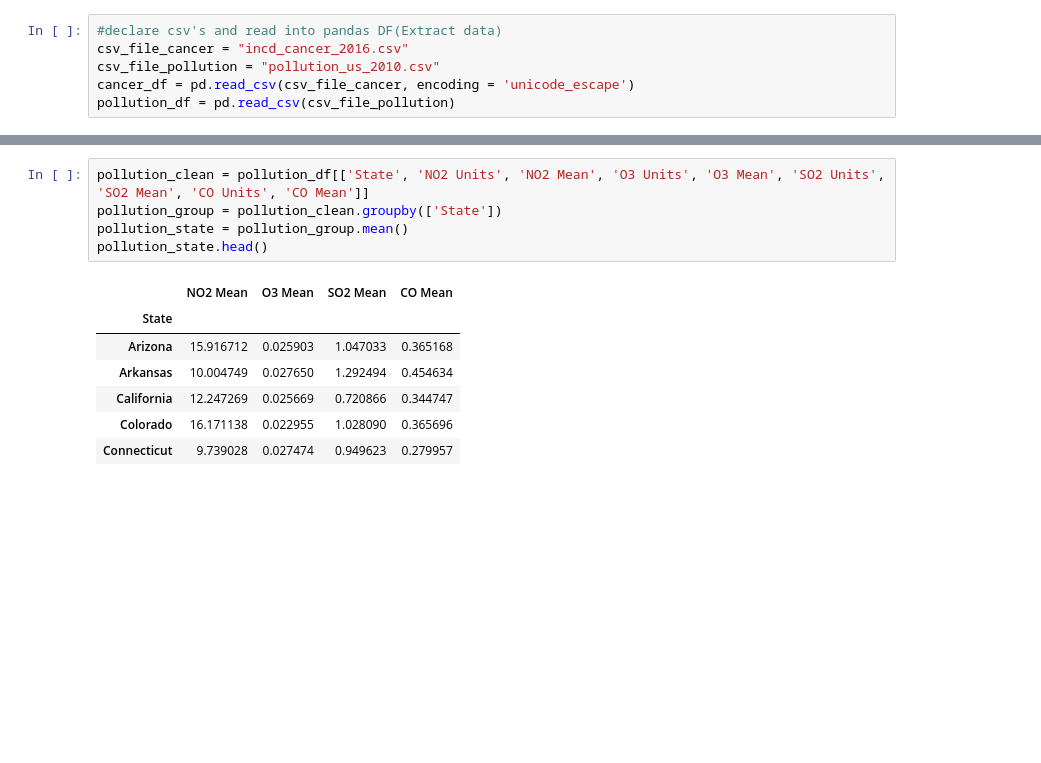
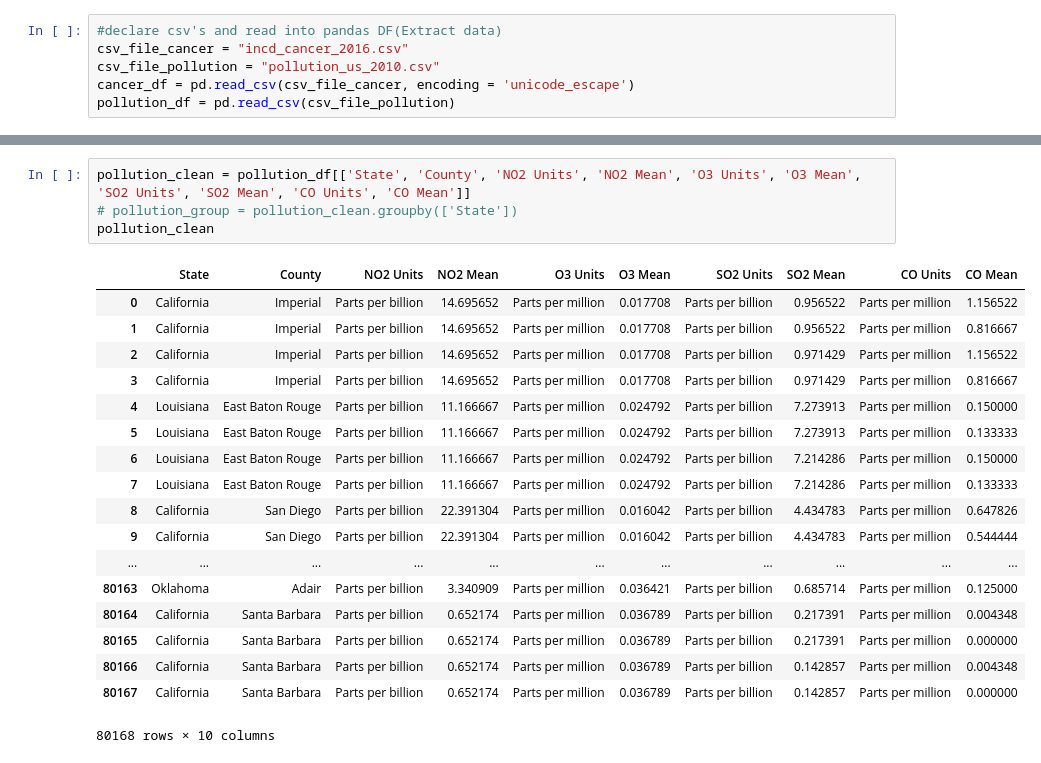
Before and after one commit to nicole1286/cancer_pollution, a Jupyter notebook: Untitled.ipynb, the cells around one changed output, grey strips where cells are left out. Cells and saved outputs as stored; diff of their text form; blank space fills up the shorter version.

```diff
--- a/Untitled.ipynb
+++ b/Untitled.ipynb
@@ -25,14 +25,24 @@ sorted_cancer.head()
 # %%
-pollution_clean = pollution_df[['State', 'NO2 Units', 'NO2 Mean', 'O3 Units', 'O3 Mean', 'SO2 Units', 'SO2 Mean', 'CO Units', 'CO Mean']]
-pollution_group = pollution_clean.groupby(['State'])
-pollution_state = pollution_group.mean()
-pollution_state.head()
+pollution_clean = pollution_df[['State', 'County', 'NO2 Units', 'NO2 Mean', 'O3 Units', 'O3 Mean', 'SO2 Units', 'SO2 Mean', 'CO Units', 'CO Mean']]
+# pollution_group = pollution_clean.groupby(['State'])
+pollution_clean
 # %% [output]
-|  | NO2 Mean | O3 Mean | SO2 Mean | CO Mean |
-| State |  |  |  |  |
-| Arizona | 15.916712 | 0.025903 | 1.047033 | 0.365168 |
-| Arkansas | 10.004749 | 0.027650 | 1.292494 | 0.454634 |
-| California | 12.247269 | 0.025669 | 0.720866 | 0.344747 |
-| Colorado | 16.171138 | 0.022955 | 1.028090 | 0.365696 |
-| Connecticut | 9.739028 | 0.027474 | 0.949623 | 0.279957 |
+|  | State | County | NO2 Units | NO2 Mean | O3 Units | O3 Mean | SO2 Units | SO2 Mean | CO Units | CO Mean |
+| 0 | California | Imperial | Parts per billion | 14.695652 | Parts per million | 0.017708 | Parts per billion | 0.956522 | Parts per million | 1.156522 |
+| 1 | California | Imperial | Parts per billion | 14.695652 | Parts per million | 0.017708 | Parts per billion | 0.956522 | Parts per million | 0.816667 |
+| 2 | California | Imperial | Parts per billion | 14.695652 | Parts per million | 0.017708 | Parts per billion | 0.971429 | Parts per million | 1.156522 |
+| 3 | California | Imperial | Parts per billion | 14.695652 | Parts per million | 0.017708 | Parts per billion | 0.971429 | Parts per million | 0.816667 |
+| 4 | Louisiana | East Baton Rouge | Parts per billion | 11.166667 | Parts per million | 0.024792 | Parts per billion | 7.273913 | Parts per million | 0.150000 |
+| 5 | Louisiana | East Baton Rouge | Parts per billion | 11.166667 | Parts per million | 0.024792 | Parts per billion | 7.273913 | Parts per million | 0.133333 |
+| 6 | Louisiana | East Baton Rouge | Parts per billion | 11.166667 | Parts per million | 0.024792 | Parts per billion | 7.214286 | Parts per million | 0.150000 |
+| 7 | Louisiana | East Baton Rouge | Parts per billion | 11.166667 | Parts per million | 0.024792 | Parts per billion | 7.214286 | Parts per million | 0.133333 |
+| 8 | California | San Diego | Parts per billion | 22.391304 | Parts per million | 0.016042 | Parts per billion | 4.434783 | Parts per million | 0.647826 |
+| 9 | California | San Diego | Parts per billion | 22.391304 | Parts per million | 0.016042 | Parts per billion | 4.434783 | Parts per million | 0.544444 |
+| ... | ... | ... | ... | ... | ... | ... | ... | ... | ... | ... |
+| 80163 | Oklahoma | Adair | Parts per billion | 3.340909 | Parts per million | 0.036421 | Parts per billion | 0.685714 | Parts per million | 0.125000 |
+| 80164 | California | Santa Barbara | Parts per billion | 0.652174 | Parts per million | 0.036789 | Parts per billion | 0.217391 | Parts per million | 0.004348 |
+| 80165 | California | Santa Barbara | Parts per billion | 0.652174 | Parts per million | 0.036789 | Parts per billion | 0.217391 | Parts per million | 0.000000 |
+| 80166 | California | Santa Barbara | Parts per billion | 0.652174 | Parts per million | 0.036789 | Parts per billion | 0.142857 | Parts per million | 0.004348 |
+| 80167 | California | Santa Barbara | Parts per billion | 0.652174 | Parts per million | 0.036789 | Parts per billion | 0.142857 | Parts per million | 0.000000 |
+80168 rows × 10 columns
 # %%
```
Also changed, not shown: parts of 2 cells of this notebook.
